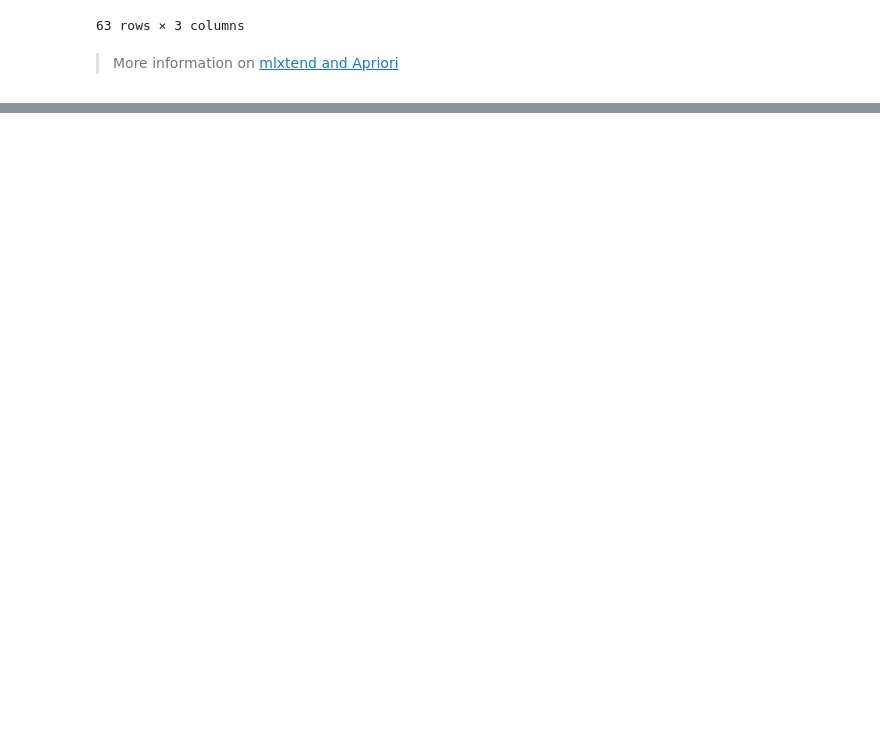
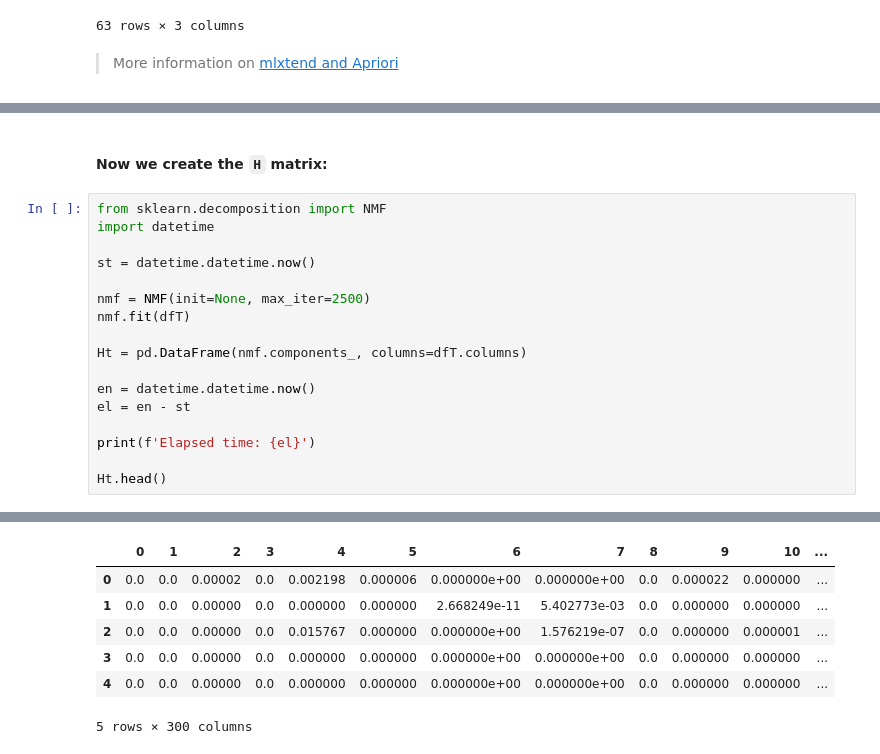
Before and after one commit to appliedecon/data602-lectures, a Jupyter notebook: unsupervised/clustering.ipynb, the cells around one changed output, grey strips where cells are left out. Cells and saved outputs as stored; diff of their text form; blank space fills up the shorter version.

```diff
--- a/unsupervised/clustering.ipynb
+++ b/unsupervised/clustering.ipynb
@@ -798,0 +927,20 @@ results.sort_values(by=['items', 'support'], ascending=[False, False]).query('it
+# %% [markdown]
+#### Now we create the `H` matrix:
+# %%
+from sklearn.decomposition import NMF
+import datetime
+
+st = datetime.datetime.now()
+
+nmf = NMF(init=None, max_iter=2500)
+nmf.fit(dfT)
+
+Ht = pd.DataFrame(nmf.components_, columns=dfT.columns)
+
+en = datetime.datetime.now()
+el = en - st
+
+print(f'Elapsed time: {el}')
+
+Ht.head()
+# %% [output]
@@ -798,0 +948,7 @@ results.sort_values(by=['items', 'support'], ascending=[False, False]).query('it
+|  | 0 | 1 | 2 | 3 | 4 | 5 | 6 | 7 | 8 | 9 | 10 | ... |
+| 0 | 0.0 | 0.0 | 0.00002 | 0.0 | 0.002198 | 0.000006 | 0.000000e+00 | 0.000000e+00 | 0.0 | 0.000022 | 0.000000 | ... |
+| 1 | 0.0 | 0.0 | 0.00000 | 0.0 | 0.000000 | 0.000000 | 2.668249e-11 | 5.402773e-03 | 0.0 | 0.000000 | 0.000000 | ... |
+| 2 | 0.0 | 0.0 | 0.00000 | 0.0 | 0.015767 | 0.000000 | 0.000000e+00 | 1.576219e-07 | 0.0 | 0.000000 | 0.000001 | ... |
+| 3 | 0.0 | 0.0 | 0.00000 | 0.0 | 0.000000 | 0.000000 | 0.000000e+00 | 0.000000e+00 | 0.0 | 0.000000 | 0.000000 | ... |
+| 4 | 0.0 | 0.0 | 0.00000 | 0.0 | 0.000000 | 0.000000 | 0.000000e+00 | 0.000000e+00 | 0.0 | 0.000000 | 0.000000 | ... |
+5 rows × 300 columns
```
Also changed, not shown: parts of 25 cells of this notebook.
